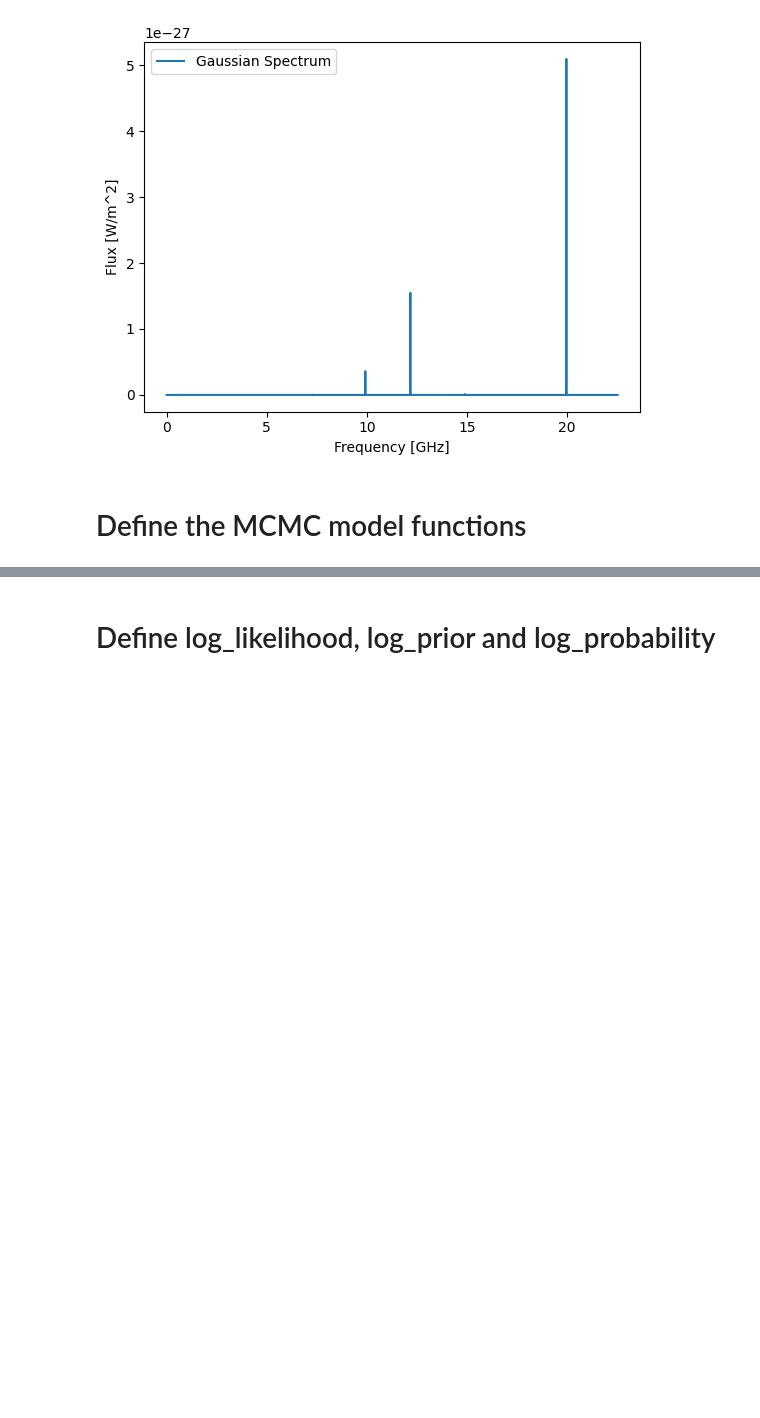
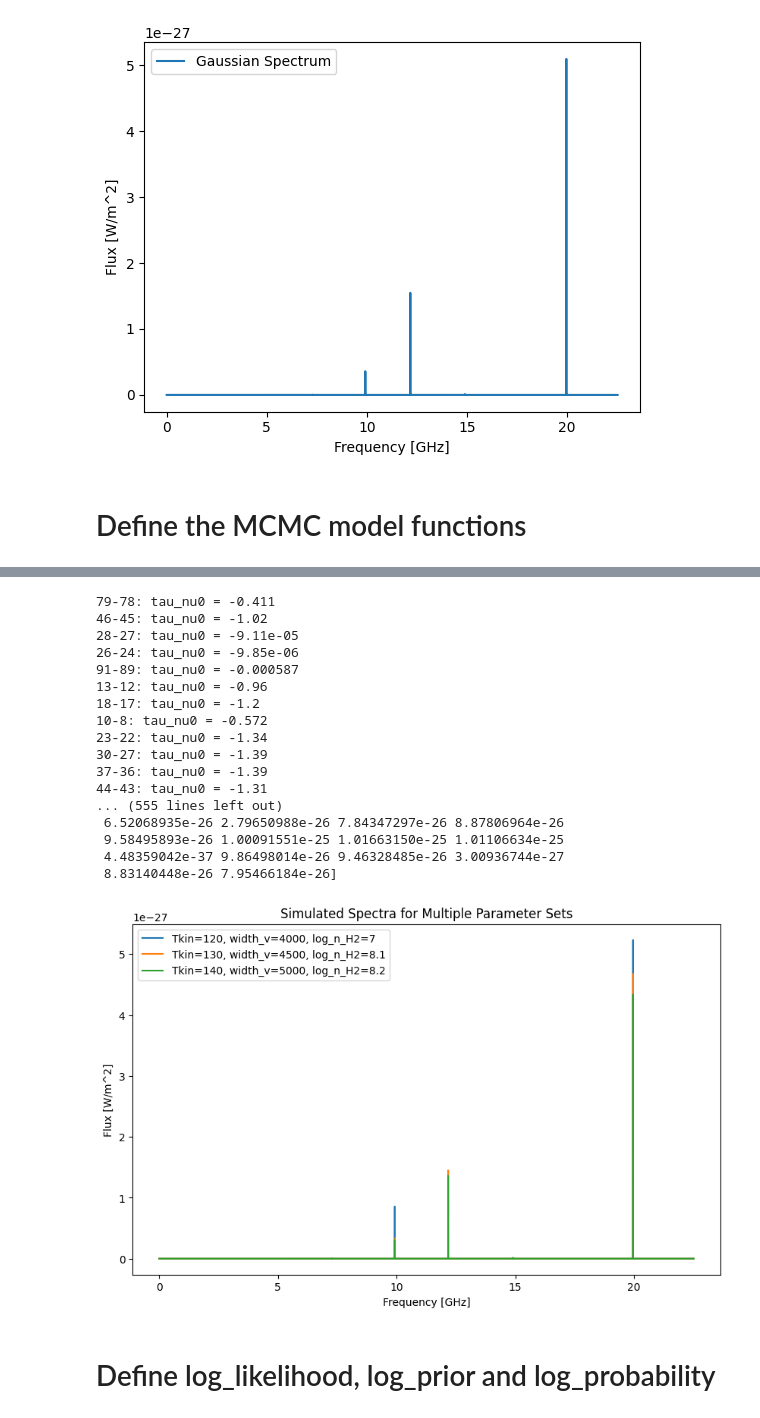
Before and after one commit to aleksej-rodano/phas0052_project, a Jupyter notebook: mcmc_and_radex.ipynb, the cells around one changed output, grey strips where cells are left out. Drawn from its saved outputs; the diff is of its cells as text; code cells hidden in the pictures; blank space fills up the shorter version.

```diff
--- a/mcmc_and_radex.ipynb
+++ b/mcmc_and_radex.ipynb
@@ -282,3 +335,37 @@ def simulate_spectrum_from_params(Tkin_candidate, width_v_candidate, log_n_H2_ca
+# %%
+# Define multiple sets of parameters
+parameter_sets = [(120, 4000, 7), (130, 4500, 8.1), (140, 5000, 8.2)]
+
+# Plot all spectra
+plt.figure(figsize=(10, 6))
+for Tkin_candidate, width_v_candidate, log_n_H2_candidate in parameter_sets:
+    spec = simulate_spectrum_from_params(Tkin_candidate, width_v_candidate, log_n_H2_candidate)
+    plt.plot(x / constants.giga, spec, label=f"Tkin={Tkin_candidate}, width_v={width_v_candidate}, log_n_H2={log_n_H2_candidate}")
+
+plt.xlabel("Frequency [GHz]")
+plt.ylabel(r"Flux [W/m^2]")
+plt.legend()
+plt.title("Simulated Spectra for Multiple Parameter Sets")
+plt.show()
+# %% [output]
+79-78: tau_nu0 = -0.411
+46-45: tau_nu0 = -1.02
+28-27: tau_nu0 = -9.11e-05
+26-24: tau_nu0 = -9.85e-06
+91-89: tau_nu0 = -0.000587
+13-12: tau_nu0 = -0.96
+18-17: tau_nu0 = -1.2
+10-8: tau_nu0 = -0.572
+23-22: tau_nu0 = -1.34
+30-27: tau_nu0 = -1.39
+37-36: tau_nu0 = -1.39
+44-43: tau_nu0 = -1.31
+... (555 lines left out)
+ 6.52068935e-26 2.79650988e-26 7.84347297e-26 8.87806964e-26
+ 9.58495893e-26 1.00091551e-25 1.01663150e-25 1.01106634e-25
+ 4.48359042e-37 9.86498014e-26 9.46328485e-26 3.00936744e-27
+ 8.83140448e-26 7.95466184e-26]
+[figure, added]
 # %% [markdown]
 # Define log_likelihood, log_prior and log_probability
 # %%
```
Also changed, not shown: parts of 10 cells of this notebook, 1 other file.
